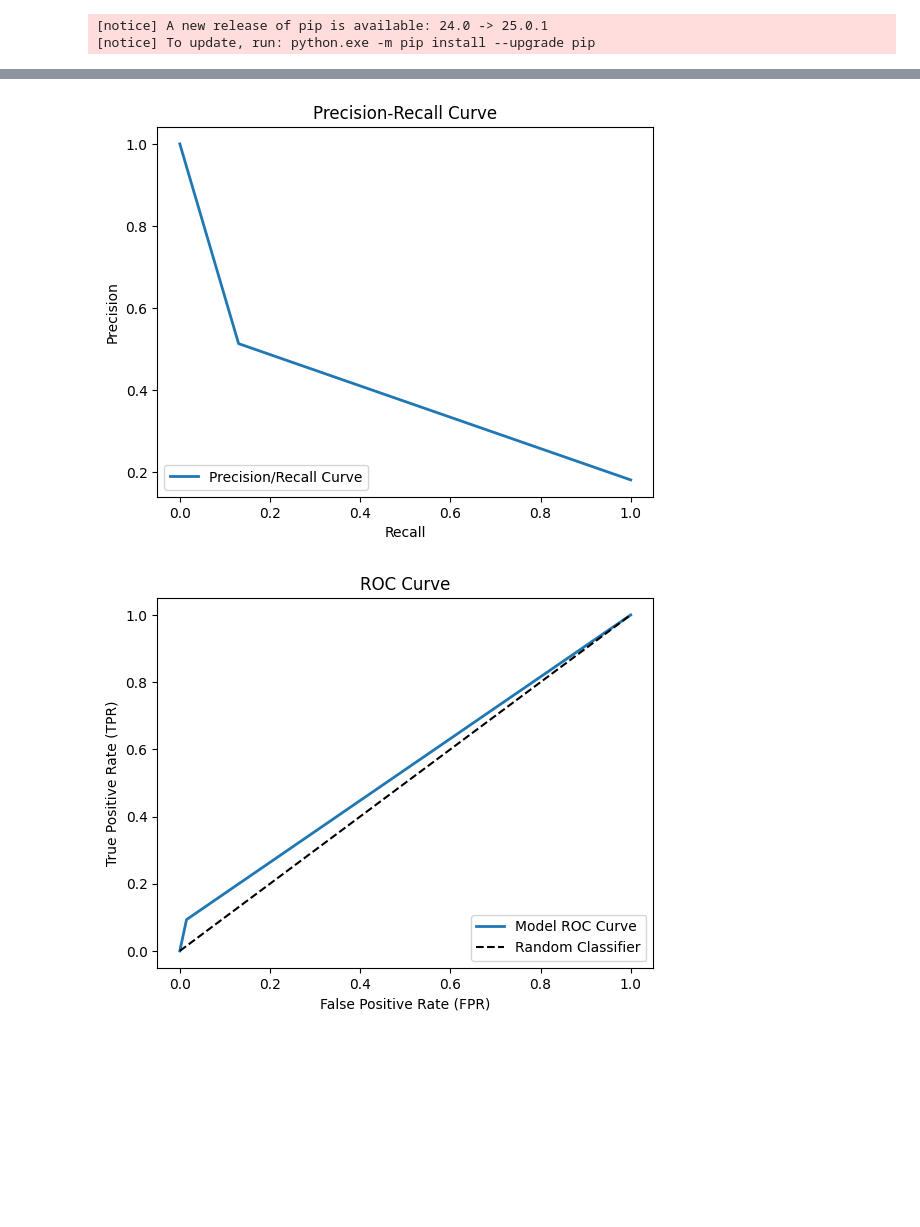
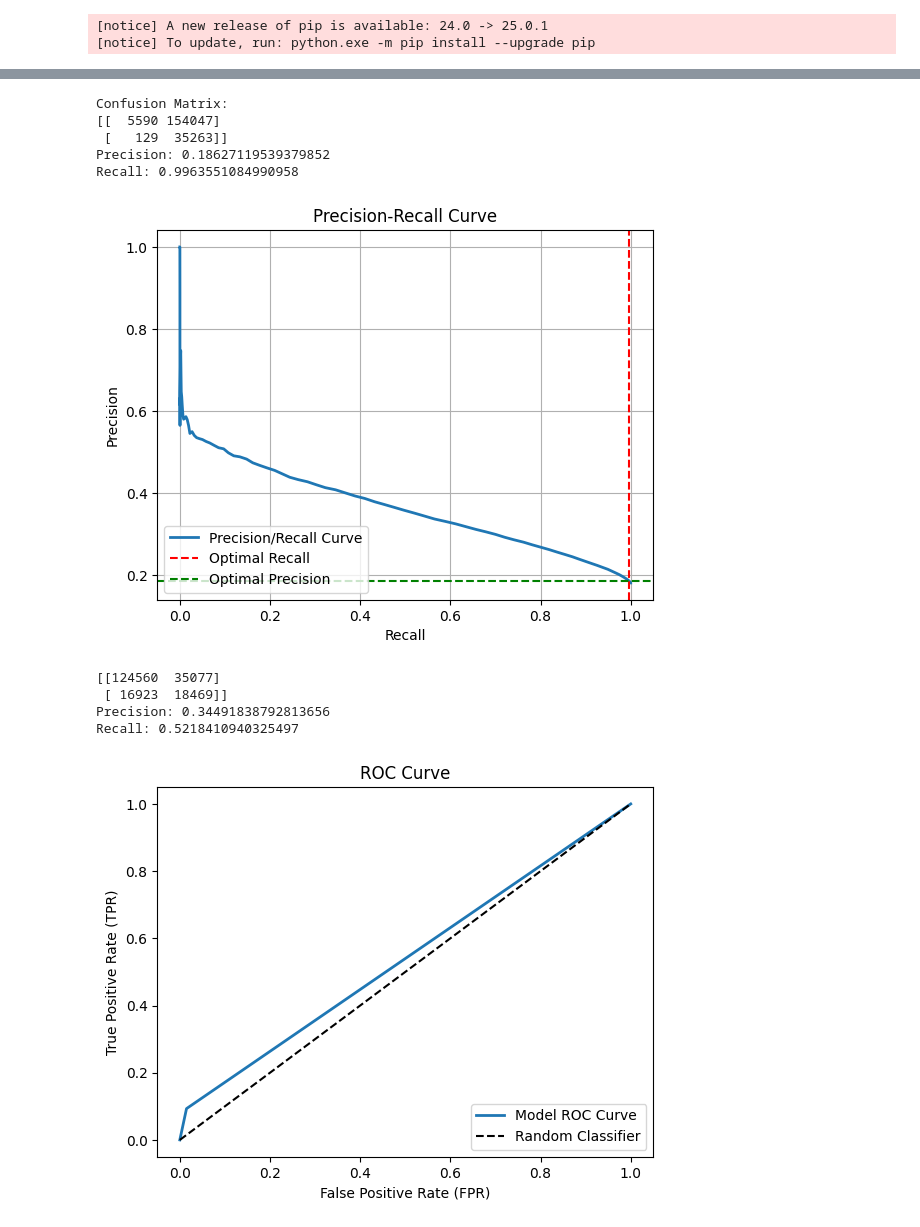
Before and after one commit to gappy401/Data-Challenges, a Jupyter notebook: Predictive Analytics for Customer Churn/Churn-Model.ipynb, the cells around one changed output, grey strips where cells are left out. Saved outputs shown, nothing was run; the diff lists cells and outputs as text; code cells hidden in the pictures; blank space fills up the shorter version.

Commit message:
Fix-churn-model

```diff
--- a/Predictive Analytics for Customer Churn/Churn-Model.ipynb
+++ b/Predictive Analytics for Customer Churn/Churn-Model.ipynb
@@ -222,3 +255,0 @@ plt.show()
-# %%
-data['AccountAgeYears']=round(data['AccountAge']/12,1)
-data.groupby('AccountAgeYears')['Churn'].count()
@@ -530,15 +966,49 @@ Recall 0.13036844484629295
 # %%
-precision, recall, thresholds = precision_recall_curve(y_train, Y_train_pred)
+# Dynamic Threshold Adjustment
+precision, recall, thresholds = precision_recall_curve(y_train, Y_train_pred_proba)
 
-# Plot Precision-Recall curve
+# Optimal Threshold Selection
+optimal_idx = np.argmax(precision + recall)  # Balance Precision and Recall
+optimal_threshold = thresholds[optimal_idx]
+Y_train_pred_adjusted = (Y_train_pred_proba >= optimal_threshold).astype(int)
+
+# Evaluate the Model
+print("Confusion Matrix:")
+print(confusion_matrix(y_train, Y_train_pred_adjusted))
+print("Precision:", precision_score(y_train, Y_train_pred_adjusted))
+print("Recall:", recall_score(y_train, Y_train_pred_adjusted))
+
+# Plot Precision-Recall Curve
 plt.plot(recall, precision, linewidth=2, label="Precision/Recall Curve")
+plt.axvline(x=recall[optimal_idx], color="red", linestyle="--", label="Optimal Recall")
+plt.axhline(y=precision[optimal_idx], color="green", linestyle="--", label="Optimal Precision")
 plt.xlabel("Recall")
 plt.ylabel("Precision")
 plt.title("Precision-Recall Curve")
 plt.legend(loc="lower left")
+plt.grid()
 plt.show()
 # %% [output]
+Confusion Matrix:
+[[  5590 154047]
+ [   129  35263]]
+Precision: 0.18627119539379852
+Recall: 0.9963551084990958
-[figure, old version]
+[figure, new version]
+# %%
+# Set a higher threshold
+new_threshold = 0.6  # Experiment with values above the optimal threshold
+Y_train_pred_adjusted = (Y_train_pred_proba >= new_threshold).astype(int)
+
+# Evaluate precision and recall again
+print(confusion_matrix(y_train, Y_train_pred_adjusted))
+print("Precision:", precision_score(y_train, Y_train_pred_adjusted))
+print("Recall:", recall_score(y_train, Y_train_pred_adjusted))
+# %% [output]
+[[124560  35077]
+ [ 16923  18469]]
+Precision: 0.34491838792813656
+Recall: 0.5218410940325497
 # %%
 fpr, tpr, thresholds=roc_curve(y_train,Y_train_pred)
 plt.plot(fpr, tpr, linewidth=2, label="Model ROC Curve")
```
Also changed, not shown: parts of 43 cells of this notebook, 3 other files.
